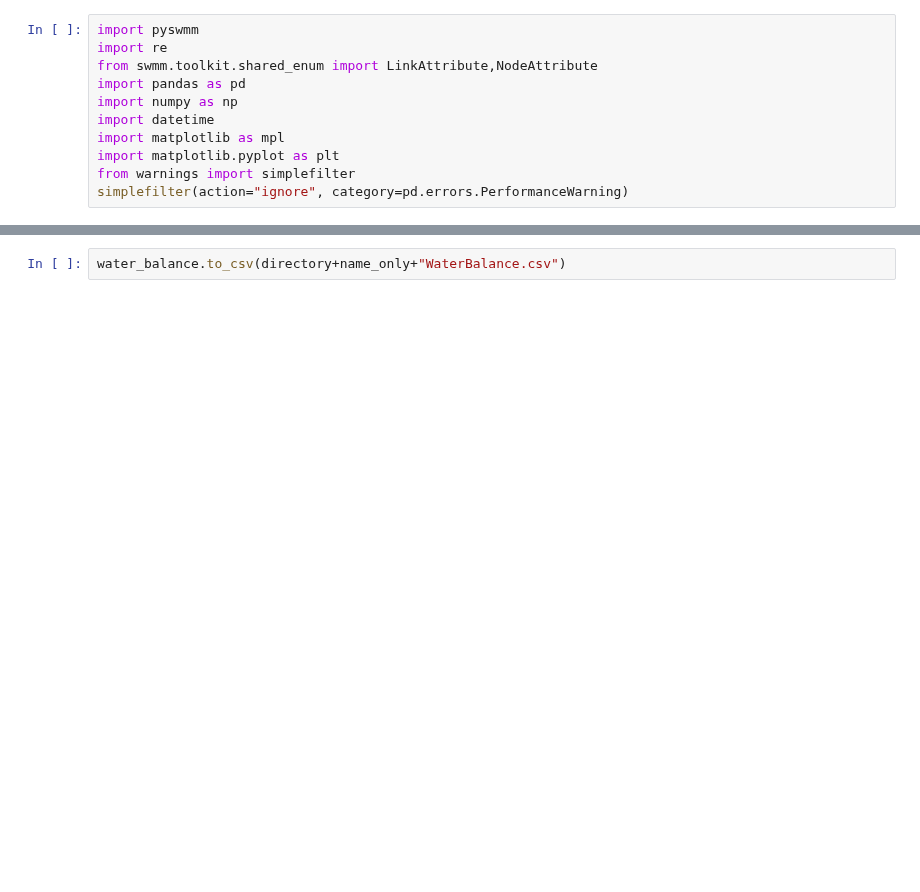
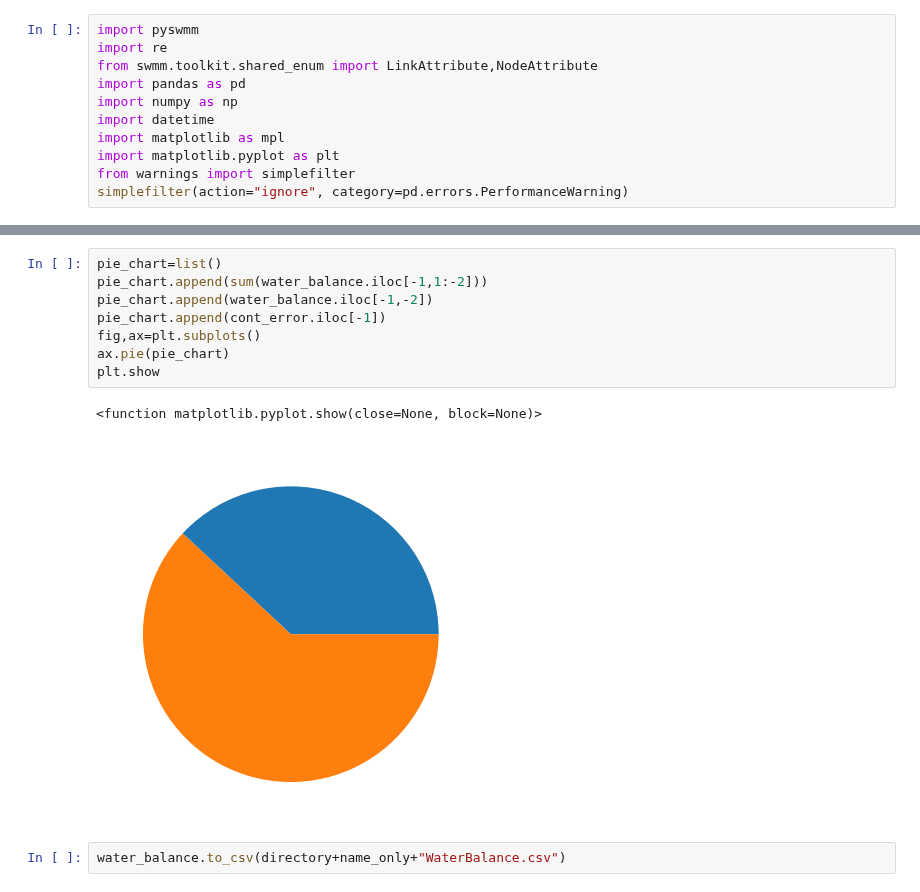
Before and after one commit to Omar-Abdelazeem/IWS-Modelling-Methods, a Jupyter notebook: Utilities-tools/water_balance.ipynb, the cells around one changed output, grey strips where cells are left out. Cells and saved outputs as stored; diff of their text form; blank space fills up the shorter version.

```diff
--- a/Utilities-tools/water_balance.ipynb
+++ b/Utilities-tools/water_balance.ipynb
@@ -92,2 +187,13 @@ ax.plot(water_balance["Time"],cont_error)
+# %%
+pie_chart=list()
+pie_chart.append(sum(water_balance.iloc[-1,1:-2]))
+pie_chart.append(water_balance.iloc[-1,-2])
+pie_chart.append(cont_error.iloc[-1])
+fig,ax=plt.subplots()
+ax.pie(pie_chart)
+plt.show
+# %% [output]
+<function matplotlib.pyplot.show(close=None, block=None)>
+[figure, added]
 # %%
 water_balance.to_csv(directory+name_only+"WaterBalance.csv")
```
Also changed, not shown: parts of 5 cells of this notebook, 5 other files.
